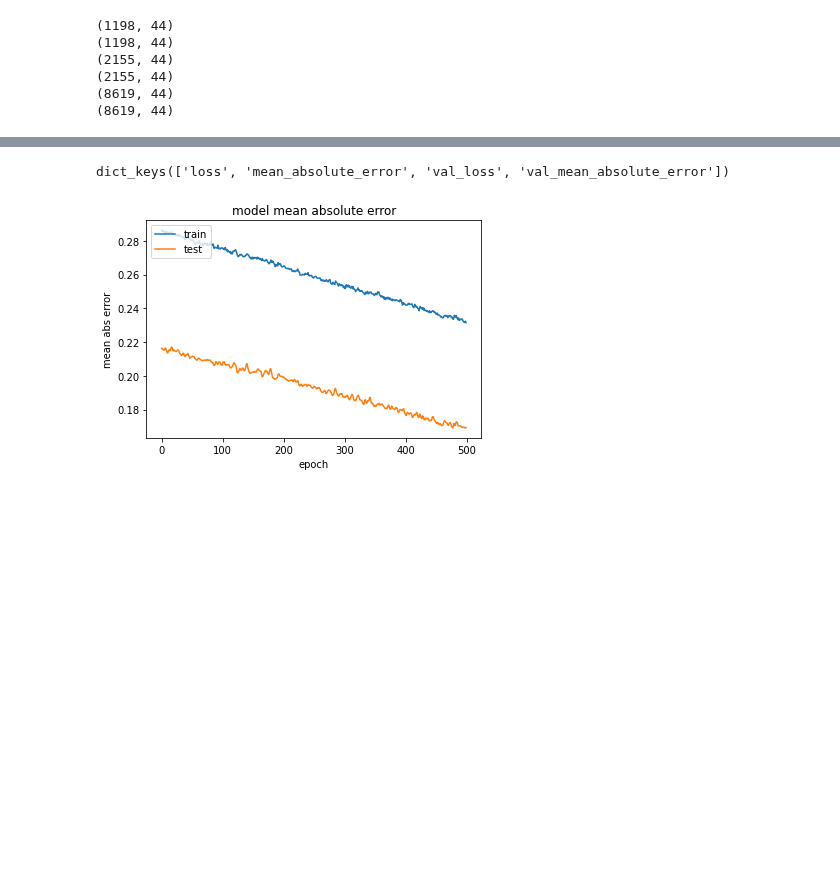
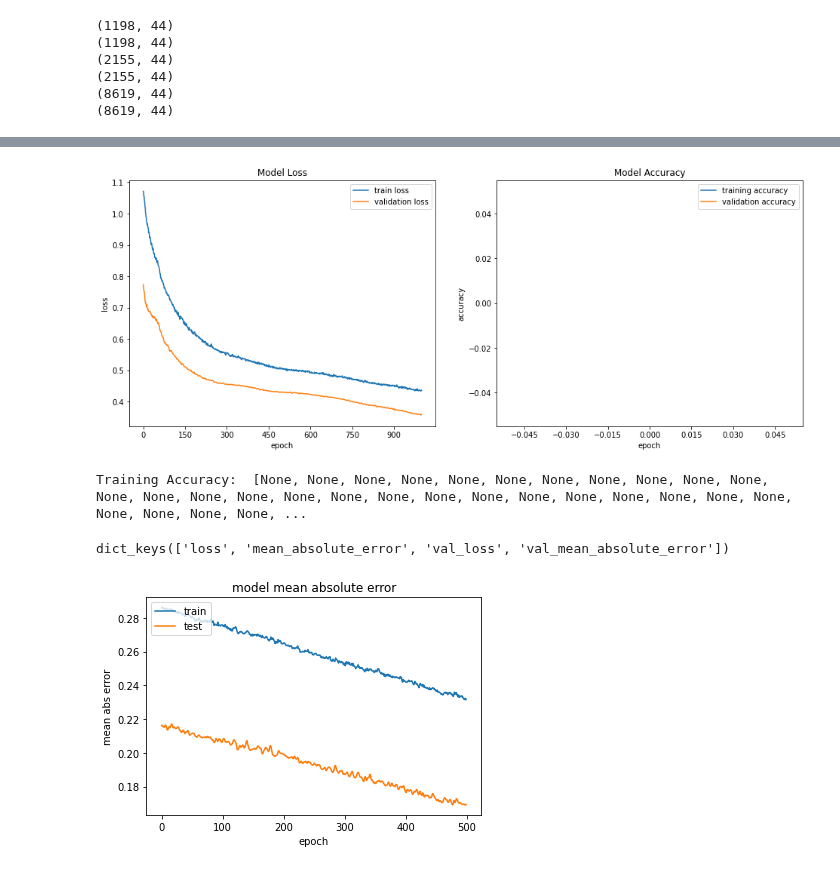
Before and after one commit to p-owens/MAI, a Jupyter notebook: MAI.ipynb, the cells around one changed output, grey strips where cells are left out. Drawn from its saved outputs; the diff is of its cells as text; code cells hidden in the pictures; blank space fills up the shorter version.

```diff
--- a/MAI.ipynb
+++ b/MAI.ipynb
@@ -166,14 +166,17 @@ _________________________________________________________________
 # %%
 pltCallBack = PlotLossAccuracy()
 
 # and train
 history = model.fit(x_train, y_train,
-                    batch_size=4096, epochs=500,
+                    batch_size=4096, epochs=1000,
                     validation_data=(x_val, y_val),
                     callbacks=[pltCallBack])
 
 
 #callbacks=[pltCallBack]
+# %% [output]
+[figure, added]
+Training Accuracy:  [None, None, None, None, None, None, None, None, None, None, None, None, None, None, None, None, None, None, None, None, None, None, None, None, None, None, None, None, None, None, ...
 # %%
 print(history.history.keys())
 
```
Also changed, not shown: parts of 1 cell of this notebook.
